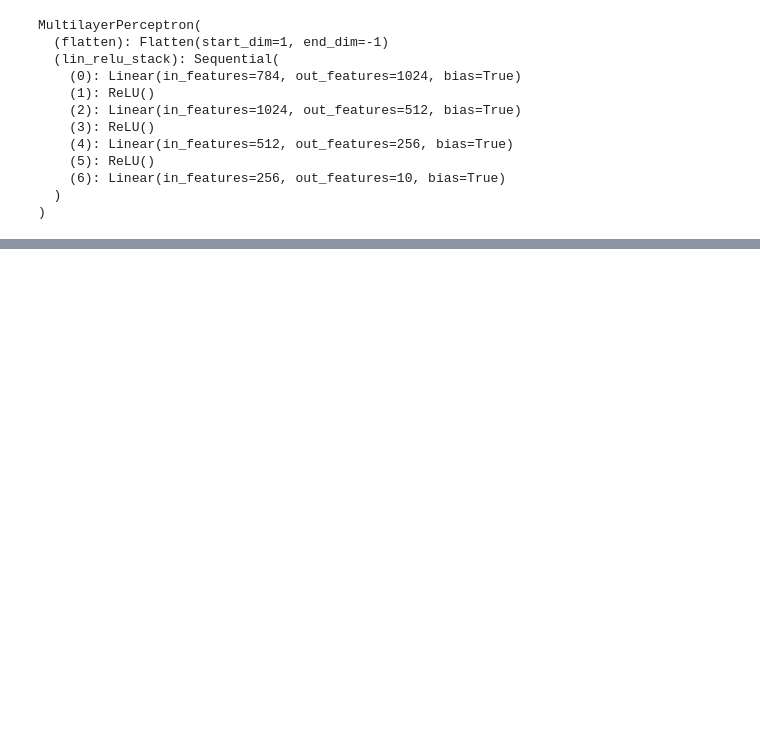
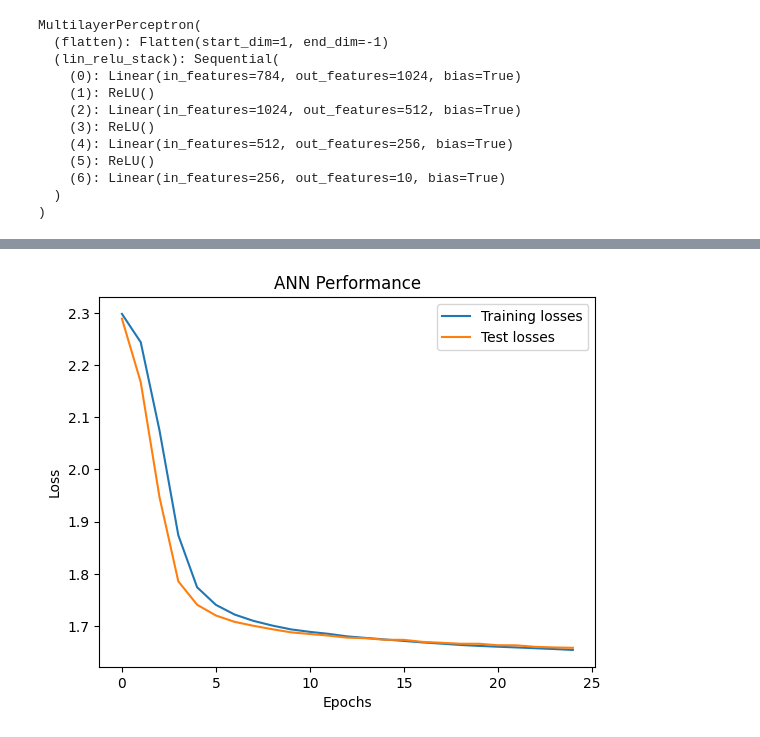
Before and after one commit to amjvl-git/csip-5103-coursework-2025-miloshkii, a Jupyter notebook: P2963116/P2963116_MylesWheatley.ipynb, the cells around one changed output, grey strips where cells are left out. Cells and saved outputs as stored; diff of their text form; code cells hidden in the pictures; blank space fills up the shorter version.

```diff
--- a/P2963116/P2963116_MylesWheatley.ipynb
+++ b/P2963116/P2963116_MylesWheatley.ipynb
@@ -206,0 +264,4 @@ plt.show()
+# %%
+ann_dropout = MultilayerPerceptron(1024,512,256,use_dropout=True)
+print(ann_dropout)
+dropout_optimizer = torch.optim.SGD(ann_dropout.parameters(), lr=learn_rate,momentum=0.9)
@@ -206,0 +284,2 @@ plt.show()
+# %%
+dropout_hist, dropout_accuracy = run(train_loader,test_loader,ann_dropout,epochs,loss_fn,dropout_optimizer)
@@ -206,0 +304,9 @@ plt.show()
+# %%
+plt.plot(dropout_hist, label=["Training losses","Test losses"])
+plt.xlabel("Epochs")
+plt.ylabel("Loss")
+plt.title("ANN Performance")
+plt.legend()
+plt.show()
+# %% [output]
+[figure, added]
```
Also changed, not shown: parts of 11 cells of this notebook.
